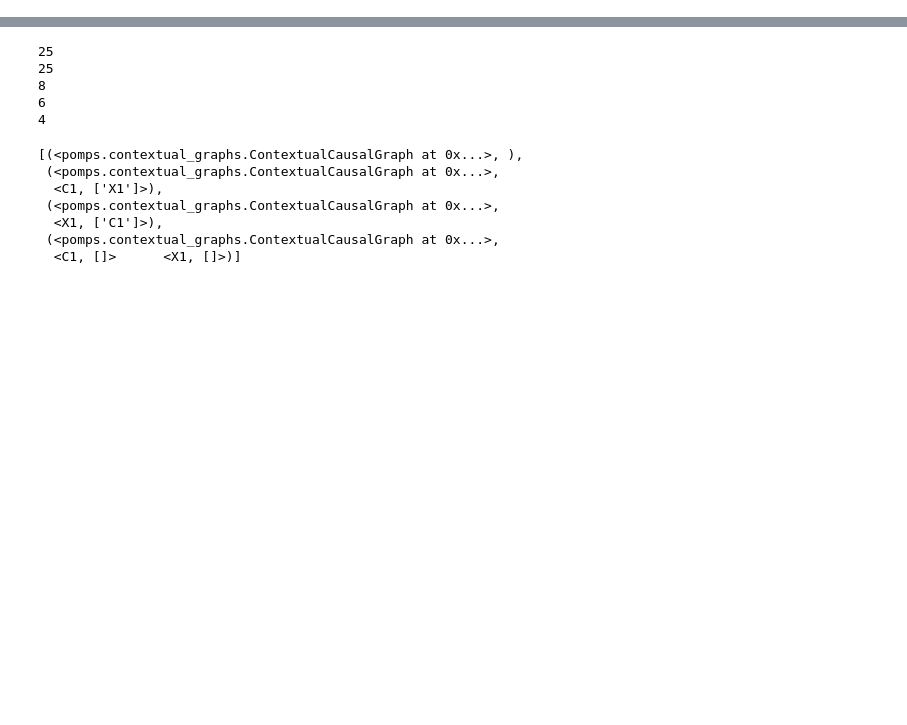
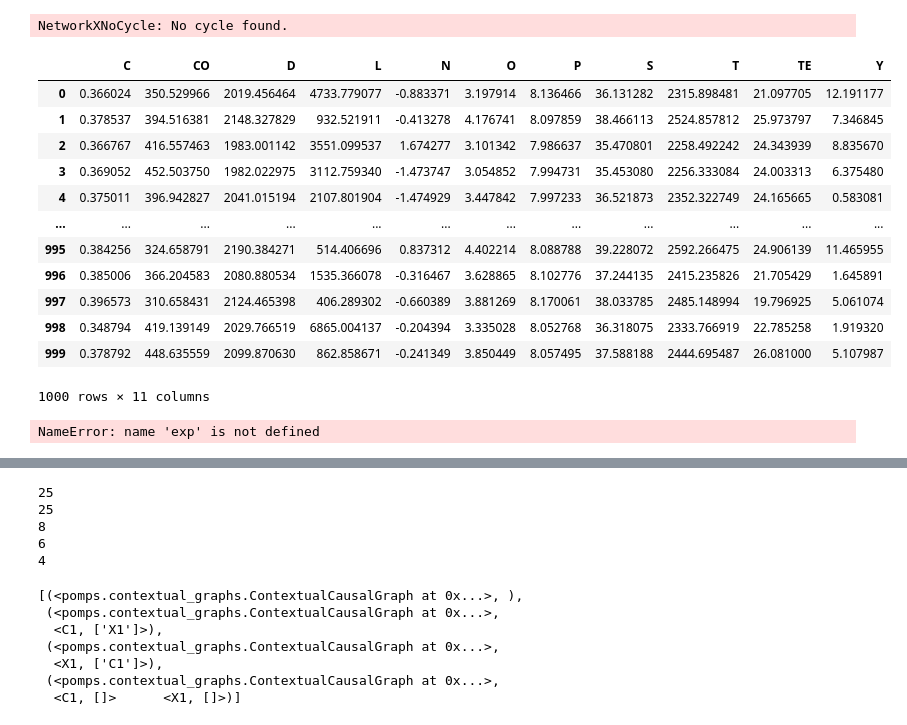
Before and after one commit to VahanArsenian/POMPSBO, a Jupyter notebook: notebooks/POMPS.ipynb, the cells around one changed output, grey strips where cells are left out. Drawn from its saved outputs; the diff is of its cells as text; code cells hidden in the pictures; blank space fills up the shorter version.

```diff
--- a/notebooks/POMPS.ipynb
+++ b/notebooks/POMPS.ipynb
@@ -17,31 +12,29 @@ from pomis.scm import BoolDomain, SCM, IntegralDomain, RealDomain
 # %%
-def sampler_over():
-    U1 = 1
-    return {'U1': U1}
-
-fcm = FunctionalCausalModel({Functor(lambda U1: pyro.sample("C1", dist.Uniform(55, 76)), 'C1'),
-                            Functor(lambda: pyro.sample("X1", dist.Normal(1, 0.7)), 'X1'),
-                             Functor(lambda X1, U1, C1: pyro.sample("Y", dist.Normal(1, 0.7)), 'Y')},
-                           sampler_over)
-# def model(count):
-#     with pyro.plate("samples", count):
-#         age = pyro.sample("age", dist.Uniform(55, 76))
-#         bmi = pyro.sample("bmi", dist.Normal(27, 0.7))
-
-#         aspirin_p = torch.sigmoid(-8.0 + 0.10 * age + 0.03 * bmi)
-#         statin_p = torch.sigmoid(-13.0 + 0.10 * age + 0.20 * bmi)
-
-#         aspirin = pyro.sample("aspirin", dist.Bernoulli(aspirin_p))
-#         statin = pyro.sample("statin", dist.Bernoulli(statin_p))
-
-#         cancer_p = torch.sigmoid(2.2 - 0.05 * age + 0.01 * bmi - 0.04 * statin + 0.02 * aspirin)
-#         cancer = pyro.sample("cancer", dist.Bernoulli(cancer_p))
-
-#         mean = 6.8 + 0.04 * age - 0.15 * bmi - 0.60 * statin + 0.55 * aspirin + 1.00 * cancer
-#         y = pyro.sample("y", dist.Normal(mean, 0.4))
-#     return y
-# scm = SCM(model, [BoolDomain('aspirin'), BoolDomain('statin')], non_man={'age', 'bmi', 'cancer'})
-# aspirin_graph = scm.induced_graph()
-# ccg = ContextualCausalGraph(edges=aspirin_graph, interventional_variables={"aspirin", "statin"},
-#                       contextual_variables={"age", "bmi"}, target='y')
+nx.find_cycle(environ.fcm.induced_graph())
+# %% [output]
+NetworkXNoCycle: No cycle found.
+# %%
+import pickle
+with open("/Users/VArsenyan/Desktop/observations.pkl", "rb") as fd:
+    data =pickle.load(fd)
+# %%
+data
+# %% [output]
+|  | C | CO | D | L | N | O | P | S | T | TE | Y |
+| 0 | 0.366024 | 350.529966 | 2019.456464 | 4733.779077 | -0.883371 | 3.197914 | 8.136466 | 36.131282 | 2315.898481 | 21.097705 | 12.191177 |
+| 1 | 0.378537 | 394.516381 | 2148.327829 | 932.521911 | -0.413278 | 4.176741 | 8.097859 | 38.466113 | 2524.857812 | 25.973797 | 7.346845 |
+| 2 | 0.366767 | 416.557463 | 1983.001142 | 3551.099537 | 1.674277 | 3.101342 | 7.986637 | 35.470801 | 2258.492242 | 24.343939 | 8.835670 |
+| 3 | 0.369052 | 452.503750 | 1982.022975 | 3112.759340 | -1.473747 | 3.054852 | 7.994731 | 35.453080 | 2256.333084 | 24.003313 | 6.375480 |
+| 4 | 0.375011 | 396.942827 | 2041.015194 | 2107.801904 | -1.474929 | 3.447842 | 7.997233 | 36.521873 | 2352.322749 | 24.165665 | 0.583081 |
+| ... | ... | ... | ... | ... | ... | ... | ... | ... | ... | ... | ... |
+| 995 | 0.384256 | 324.658791 | 2190.384271 | 514.406696 | 0.837312 | 4.402214 | 8.088788 | 39.228072 | 2592.266475 | 24.906139 | 11.465955 |
+| 996 | 0.385006 | 366.204583 | 2080.880534 | 1535.366078 | -0.316467 | 3.628865 | 8.102776 | 37.244135 | 2415.235826 | 21.705429 | 1.645891 |
+| 997 | 0.396573 | 310.658431 | 2124.465398 | 406.289302 | -0.660389 | 3.881269 | 8.170061 | 38.033785 | 2485.148994 | 19.796925 | 5.061074 |
+| 998 | 0.348794 | 419.139149 | 2029.766519 | 6865.004137 | -0.204394 | 3.335028 | 8.052768 | 36.318075 | 2333.766919 | 22.785258 | 1.919320 |
+| 999 | 0.378792 | 448.635559 | 2099.870630 | 862.858671 | -0.241349 | 3.850449 | 8.057495 | 37.588188 | 2444.695487 | 26.081000 | 5.107987 |
+1000 rows × 11 columns
+# %%
+exp.policies_active
+# %% [output]
+NameError: name 'exp' is not defined
 # %%
```
Also changed, not shown: parts of 6 cells of this notebook, 5 other files.
